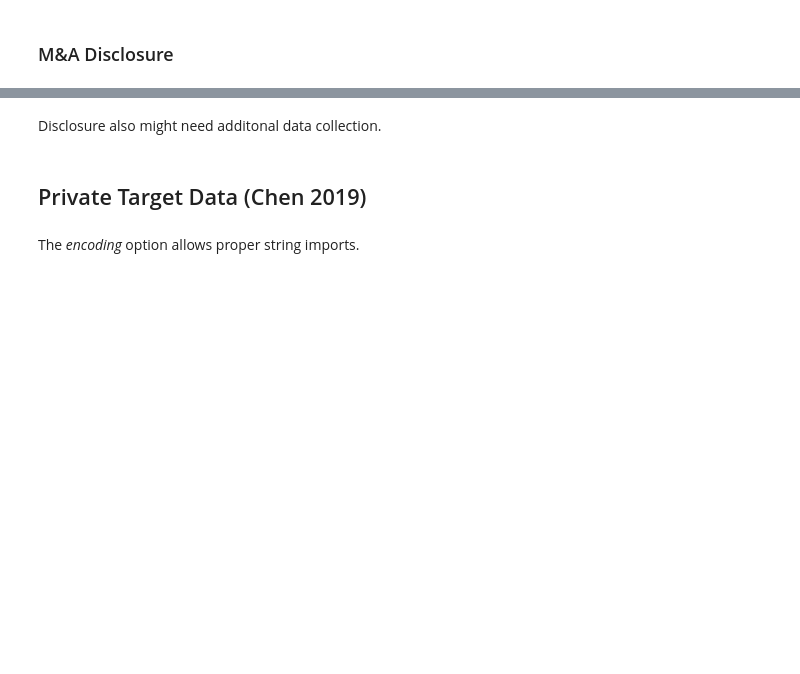
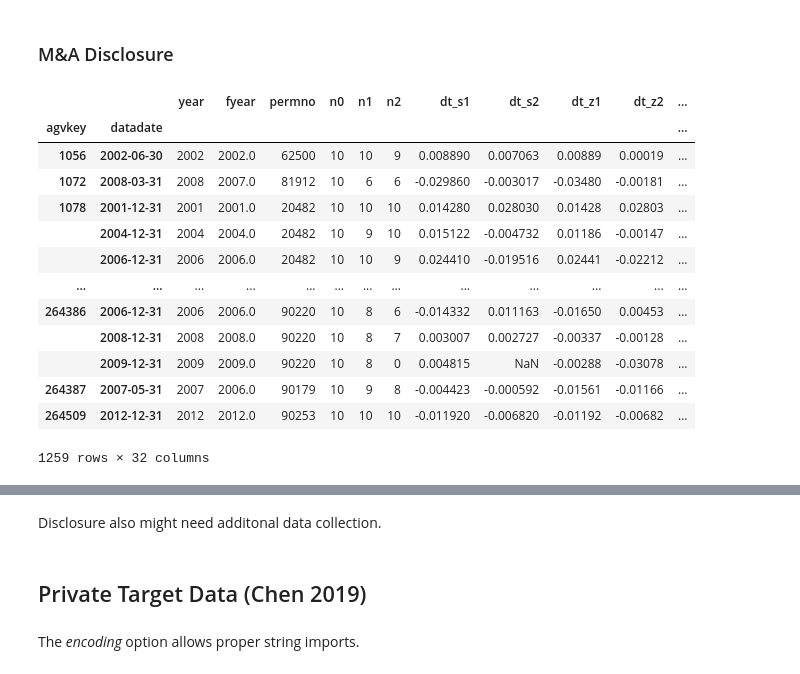
Before and after one commit to heejinohn/cko2019, a Jupyter notebook: 1_code/Review_IV.ipynb, the cells around one changed output, grey strips where cells are left out. Saved outputs shown, nothing was run; the diff lists cells and outputs as text; code cells hidden in the pictures; blank space fills up the shorter version.

```diff
--- a/1_code/Review_IV.ipynb
+++ b/1_code/Review_IV.ipynb
@@ -656,4 +722,4 @@ temp = sim_iv[lambda x : (x['fyear']>=1997)&
            (x['fyear']<=2012)&
            (x['n0']==10)&
            (x['_merge']=='both')&
-           (x['iv2'].notnull())]
+           (x['iv6'].notnull())]
@@ -666,2 +728,17 @@ temp.merge?
 # %%
-temp.drop(columns=['_merge']).merge(disc,left_index=True,right_index=True,how='outer',indicator=True)[lambda x : x['_merge']=='both']
+temp.drop(columns=['_merge']).merge(disc,left_index=True,right_index=True,how='inner')
+# %% [output]
+|  |  | year | fyear | permno | n0 | n1 | n2 | dt_s1 | dt_s2 | dt_z1 | dt_z2 | ... |
+| agvkey | datadate |  |  |  |  |  |  |  |  |  |  | ... |
+| 1056 | 2002-06-30 | 2002 | 2002.0 | 62500 | 10 | 10 | 9 | 0.008890 | 0.007063 | 0.00889 | 0.00019 | ... |
+| 1072 | 2008-03-31 | 2008 | 2007.0 | 81912 | 10 | 6 | 6 | -0.029860 | -0.003017 | -0.03480 | -0.00181 | ... |
+| 1078 | 2001-12-31 | 2001 | 2001.0 | 20482 | 10 | 10 | 10 | 0.014280 | 0.028030 | 0.01428 | 0.02803 | ... |
+|  | 2004-12-31 | 2004 | 2004.0 | 20482 | 10 | 9 | 10 | 0.015122 | -0.004732 | 0.01186 | -0.00147 | ... |
+|  | 2006-12-31 | 2006 | 2006.0 | 20482 | 10 | 10 | 9 | 0.024410 | -0.019516 | 0.02441 | -0.02212 | ... |
+| ... | ... | ... | ... | ... | ... | ... | ... | ... | ... | ... | ... | ... |
+| 264386 | 2006-12-31 | 2006 | 2006.0 | 90220 | 10 | 8 | 6 | -0.014332 | 0.011163 | -0.01650 | 0.00453 | ... |
+|  | 2008-12-31 | 2008 | 2008.0 | 90220 | 10 | 8 | 7 | 0.003007 | 0.002727 | -0.00337 | -0.00128 | ... |
+|  | 2009-12-31 | 2009 | 2009.0 | 90220 | 10 | 8 | 0 | 0.004815 | NaN | -0.00288 | -0.03078 | ... |
+| 264387 | 2007-05-31 | 2007 | 2006.0 | 90179 | 10 | 9 | 8 | -0.004423 | -0.000592 | -0.01561 | -0.01166 | ... |
+| 264509 | 2012-12-31 | 2012 | 2012.0 | 90253 | 10 | 10 | 10 | -0.011920 | -0.006820 | -0.01192 | -0.00682 | ... |
+1259 rows × 32 columns
```
Also changed, not shown: parts of 45 cells of this notebook.
